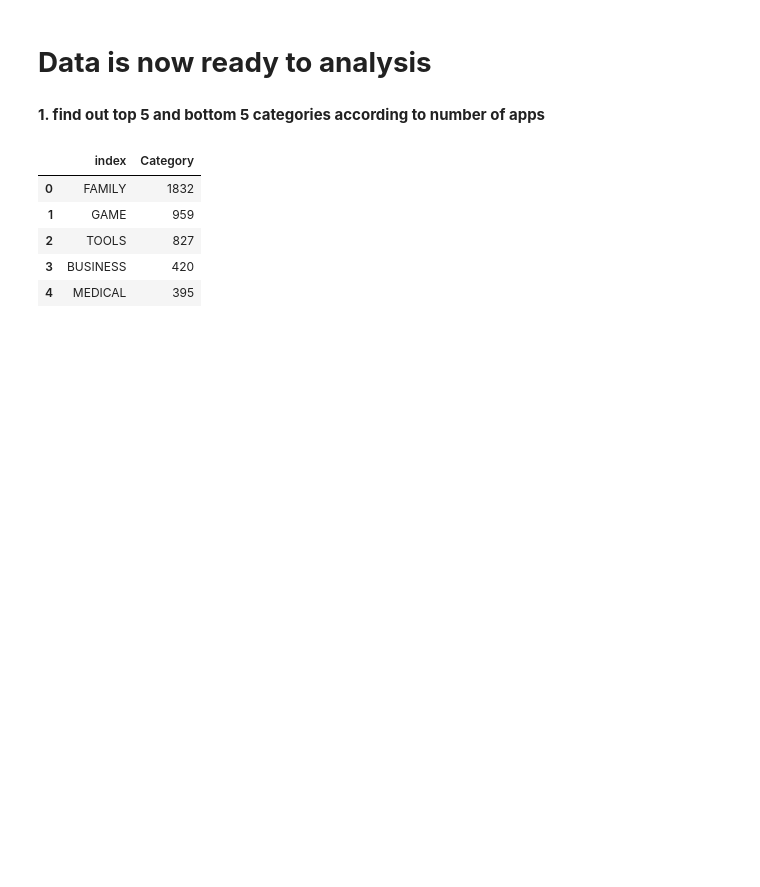
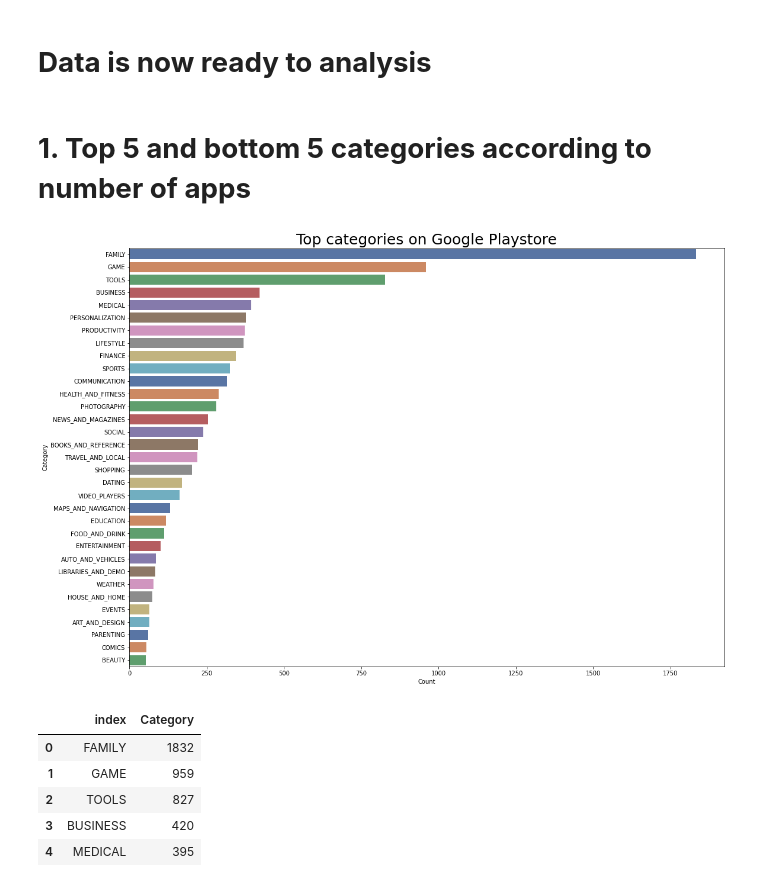
Before and after one commit to sarodeshreyash/Play-Store-App-Review-Analysis, a Jupyter notebook: Play_Store_App_Review_Analysis_Capstone_Project.ipynb, the cells around one changed output. Drawn from its saved outputs; the diff is of its cells as text; code cells hidden in the pictures; blank space fills up the shorter version.

```diff
--- a/Play_Store_App_Review_Analysis_Capstone_Project.ipynb
+++ b/Play_Store_App_Review_Analysis_Capstone_Project.ipynb
@@ -356,5 +357,22 @@ df1.sample(10)
 # %% [markdown]
 # **Data is now ready to analysis**
 # %% [markdown]
-**1. find out top 5 and bottom 5 categories according to number of apps**
+# **1. Top 5 and bottom 5 categories according to number of apps**
+# %%
+y = df1['Category'].value_counts().index
+x = df1['Category'].value_counts()
+xsis = []
+ysis = []
+for i in range(len(x)):
+    xsis.append(x[i])
+    ysis.append(y[i])
+# %%
+plt.figure(figsize=(18,13))
+plt.xlabel("Count")
+plt.ylabel("Category")
+
+graph = sns.barplot(x = xsis, y = ysis, palette= "deep")
+graph.set_title("Top categories on Google Playstore", fontsize = 25);
+# %% [output]
+[figure, added]
 # %%
```
Also changed, not shown: parts of 57 cells of this notebook.
